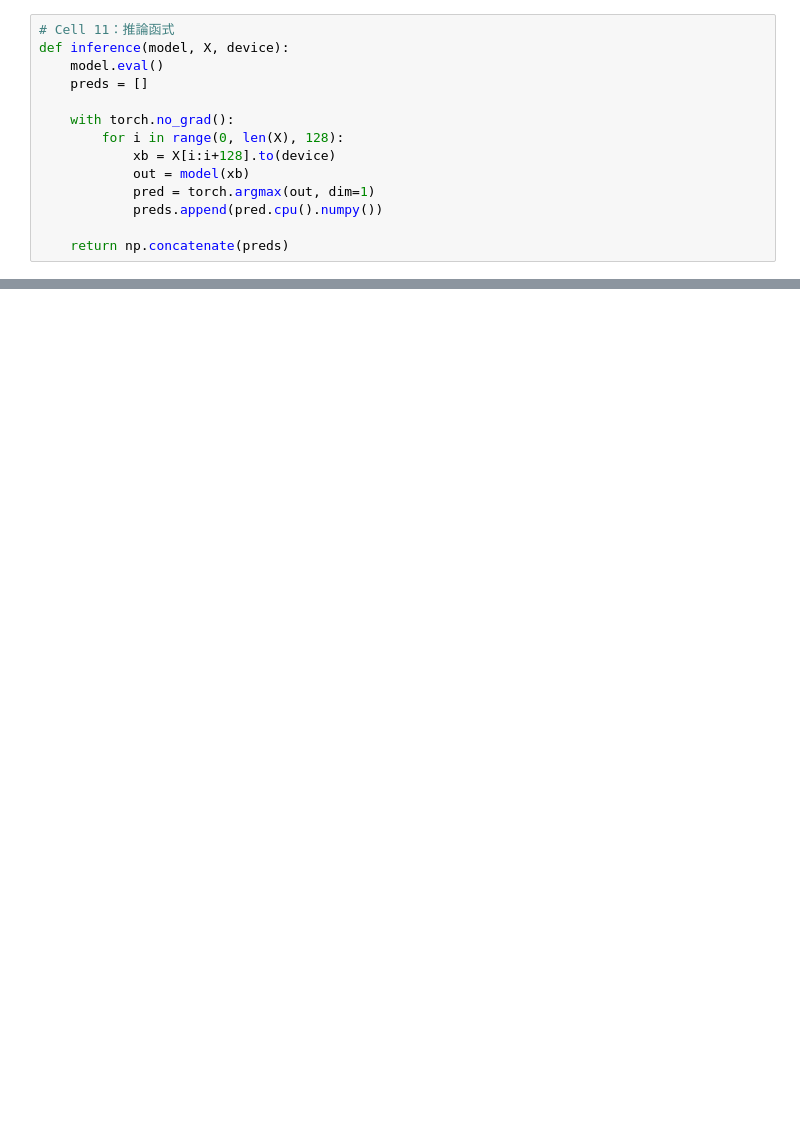
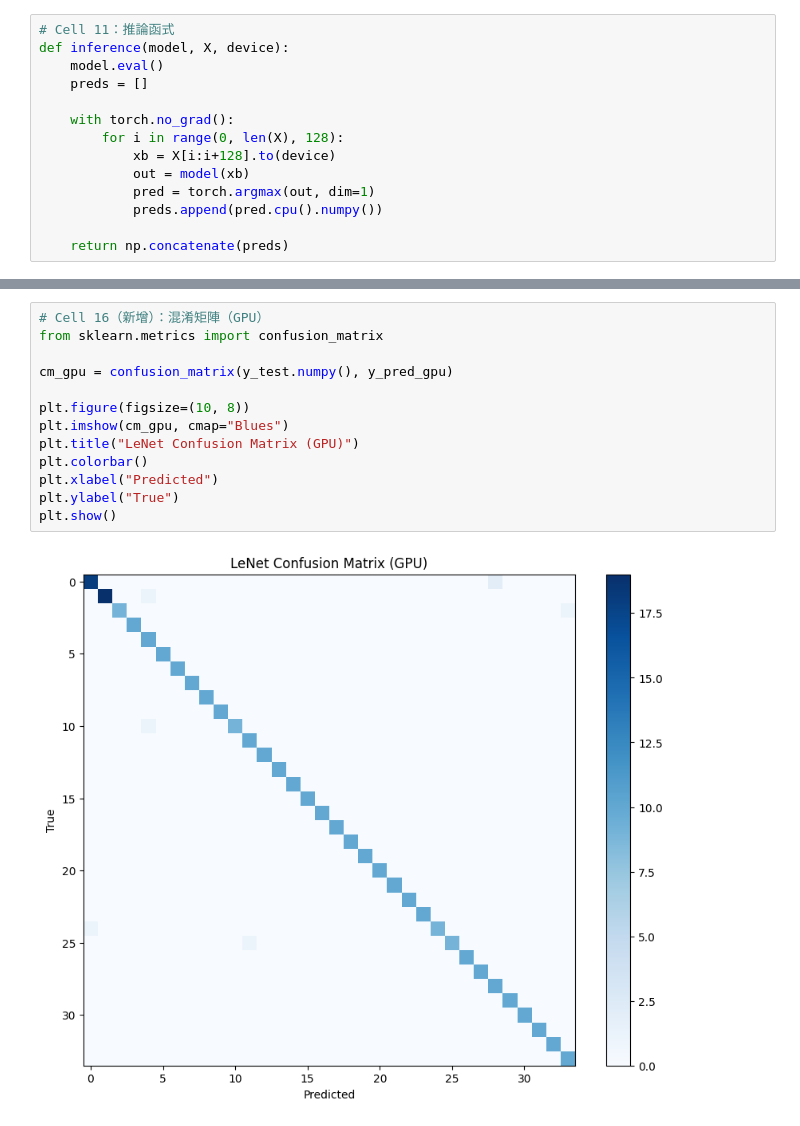
Before and after one commit to xiaoyo8520/xiaoyo8520.github.io, a Jupyter notebook: 06_lenet_Challenge.ipynb, the cells around one changed output, grey strips where cells are left out. Drawn from its saved outputs; the diff is of its cells as text; blank space fills up the shorter version.

```diff
--- a/06_lenet_Challenge.ipynb
+++ b/06_lenet_Challenge.ipynb
@@ -403,3 +390,18 @@ weighted avg     0.9771    0.9750    0.9749       360
+# %%
+# Cell 16（新增）：混淆矩陣（GPU）
+from sklearn.metrics import confusion_matrix
+
+cm_gpu = confusion_matrix(y_test.numpy(), y_pred_gpu)
+
+plt.figure(figsize=(10, 8))
+plt.imshow(cm_gpu, cmap="Blues")
+plt.title("LeNet Confusion Matrix (GPU)")
+plt.colorbar()
+plt.xlabel("Predicted")
+plt.ylabel("True")
+plt.show()
+# %% [output]
+[figure, added]
 # %%
 # Cell 17: 找錯誤案例
 wrong_idx = np.where(y_pred_gpu != y_test.numpy())[0]
```
Also changed, not shown: parts of 12 cells of this notebook.
